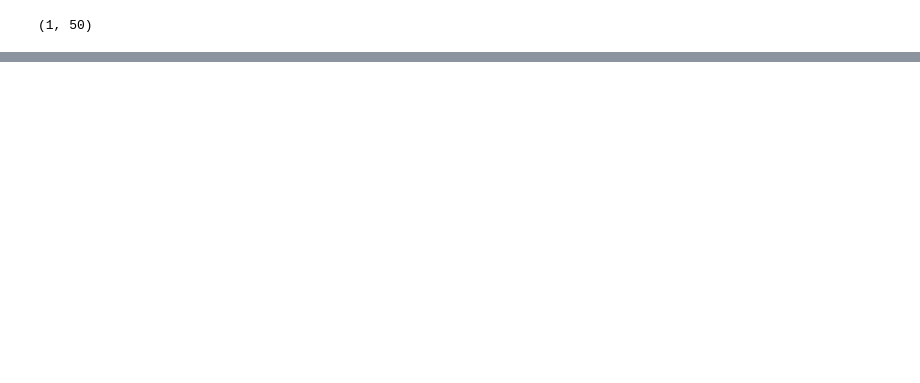
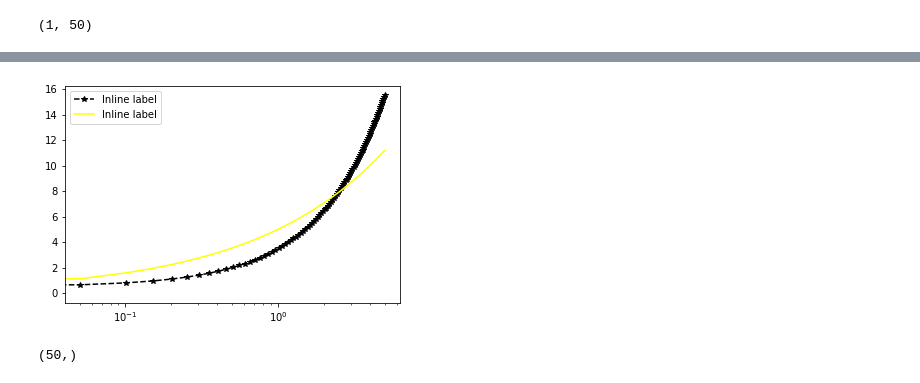
Before and after one commit to kaciewebster/matplotlib-assignment, a Jupyter notebook: assignment.ipynb, the cells around one changed output, grey strips where cells are left out. Cells and saved outputs as stored; diff of their text form; code cells hidden in the pictures; blank space fills up the shorter version.

Commit message:
Added graphs of functions

```diff
--- a/assignment.ipynb
+++ b/assignment.ipynb
@@ -19,3 +20,9 @@ plt.show()
 # %%
 # %% [output]
 (1, 50)
+# %%
+x1=np.linspace(0,5,100)
+# %%
+y1 = 3*x1 + 0.5
+# %%
+ y2 = 5*np.sqrt(x1)
@@ -21,0 +33,17 @@ plt.show()
+# %%
+fig, ax = plt.subplots()
+
+ax.plot(x1, y1,'k--*',label='Inline label')
+#ax.legend()
+#ax.legend(loc='upper left',)
+ax.plot(x1, y2, c="yellow",label='Inline label')
+ax.set_xscale("log")
+ax.legend(loc='upper left',)
+
+plt.show()
+# %% [output]
+[figure, added]
+# %%
+y2.shape
+# %% [output]
+(50,)
```
Also changed, not shown: parts of 4 cells of this notebook.
